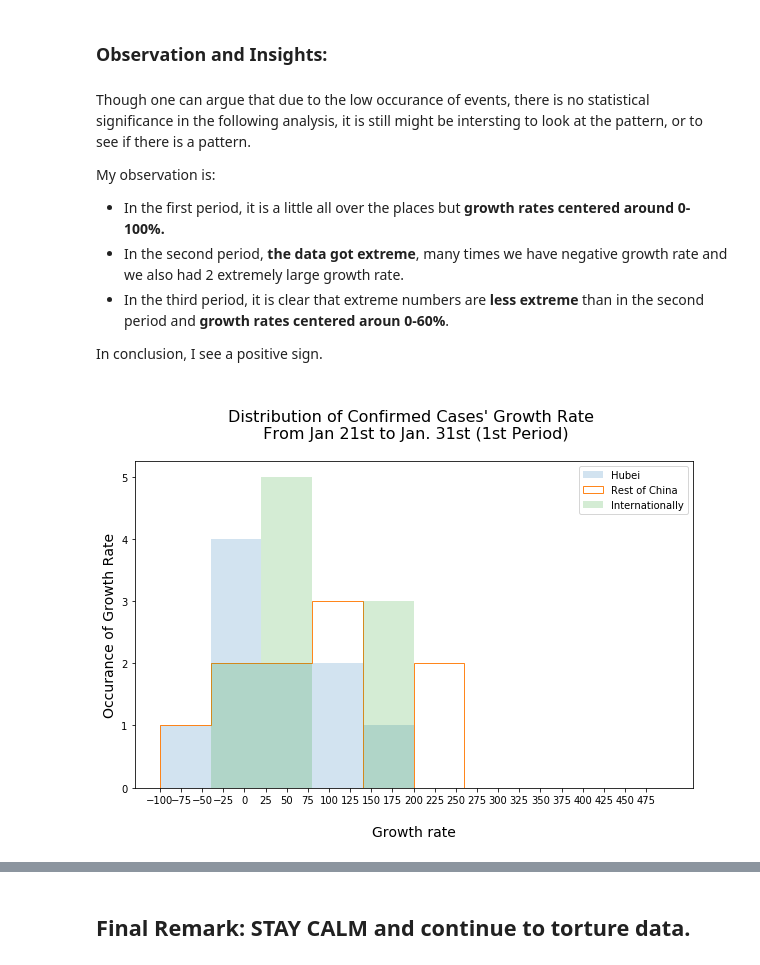
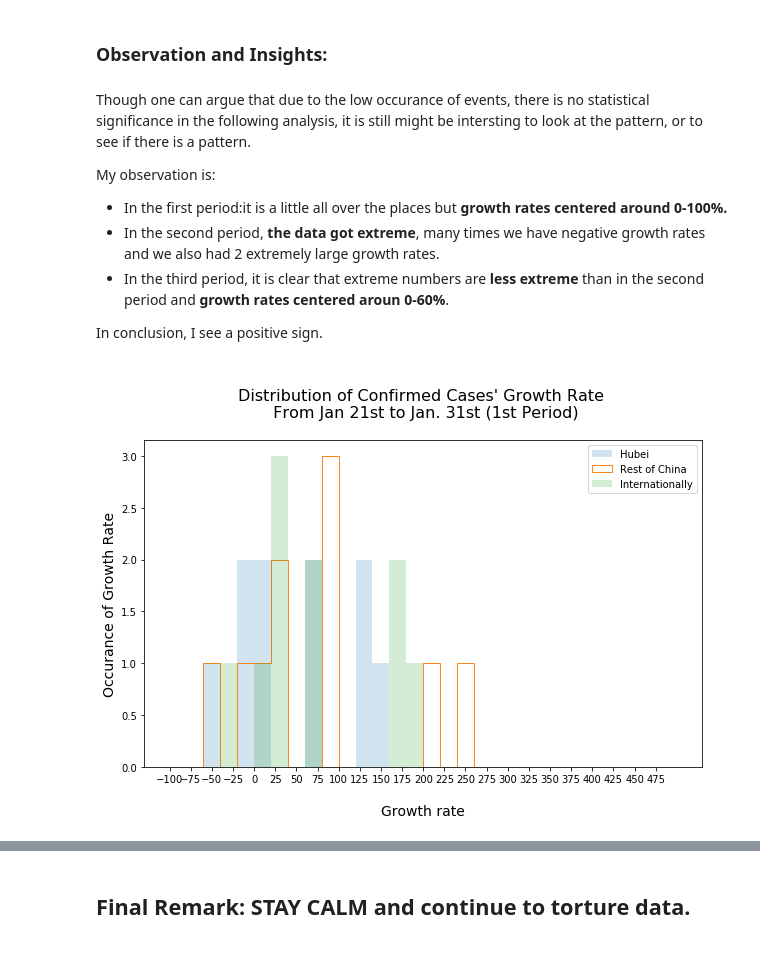
Before and after one commit to wchen928/COVID-19, a Jupyter notebook: COVID_analysis.ipynb, the cells around one changed output, grey strips where cells are left out. Saved outputs shown, nothing was run; the diff lists cells and outputs as text; code cells hidden in the pictures.

```diff
--- a/COVID_analysis.ipynb
+++ b/COVID_analysis.ipynb
@@ -333,28 +333,27 @@ print(hubei_std, restChina_std, notChina_std)
 Though one can argue that due to the low occurance of events, there is no statistical significance in the following analysis, it is still might be intersting to look at the pattern, or to see if there is a pattern.
 
 My observation is:
-- In the first period, it is a little all over the places but **growth rates centered around  0-100%.**
-- In the second period, **the data got extreme**, many times we have negative growth rate and we also had 2 extremely large growth rate.
+- In the first period:it is a little all over the places but **growth rates centered around  0-100%.**
+- In the second period, **the data got extreme**, many times we have negative growth rates and we also had 2 extremely large growth rates.
 - In the third period, it is clear that extreme numbers are **less extreme** than in the second period and **growth rates centered aroun 0-60%**.
 
 In conclusion, I see a positive sign.
 # %%
 plt.figure(figsize=(10, 6))
-
 ax = plt.subplot()
-plt.hist(Hubei_bydate.confirmed_growthrate[1:11], range=(-100, 500), bins=10, alpha=0.2, label = "Hubei")
-plt.hist(restChina_bydate.confirmed_growthrate[1:11], range=(-100, 500), bins=10, alpha=15, histtype='step',label="Rest of China")
-plt.hist(notChina_bydate.confirmed_growthrate[1:11], range=(-100, 500), bins=10, alpha=0.2, label="Internationally")
+plt.hist(Hubei_bydate.confirmed_growthrate[1:11], range=(-100, 500), bins=30, alpha=0.2, label = "Hubei")
+plt.hist(restChina_bydate.confirmed_growthrate[1:11], range=(-100, 500), bins=30, alpha=15, histtype='step',label="Rest of China")
+plt.hist(notChina_bydate.confirmed_growthrate[1:11], range=(-100, 500), bins=30, alpha=0.2, label="Internationally")
 
 ax.set_xticks(range(-100, 500, 25))
 
 plt.ylabel("Occurance of Growth Rate", fontsize = 14)
 plt.xlabel("\nGrowth rate", fontsize = 14)
 plt.title("\nDistribution of Confirmed Cases' Growth Rate \n From Jan 21st to Jan. 31st (1st Period)\n", fontsize=16)
 plt.legend()
 plt.show()
 # %% [output]
-[figure, old version]
+[figure, new version]
 # %%
 plt.figure(figsize=(10, 6))
 
```
Also changed, not shown: parts of 2 cells of this notebook.
